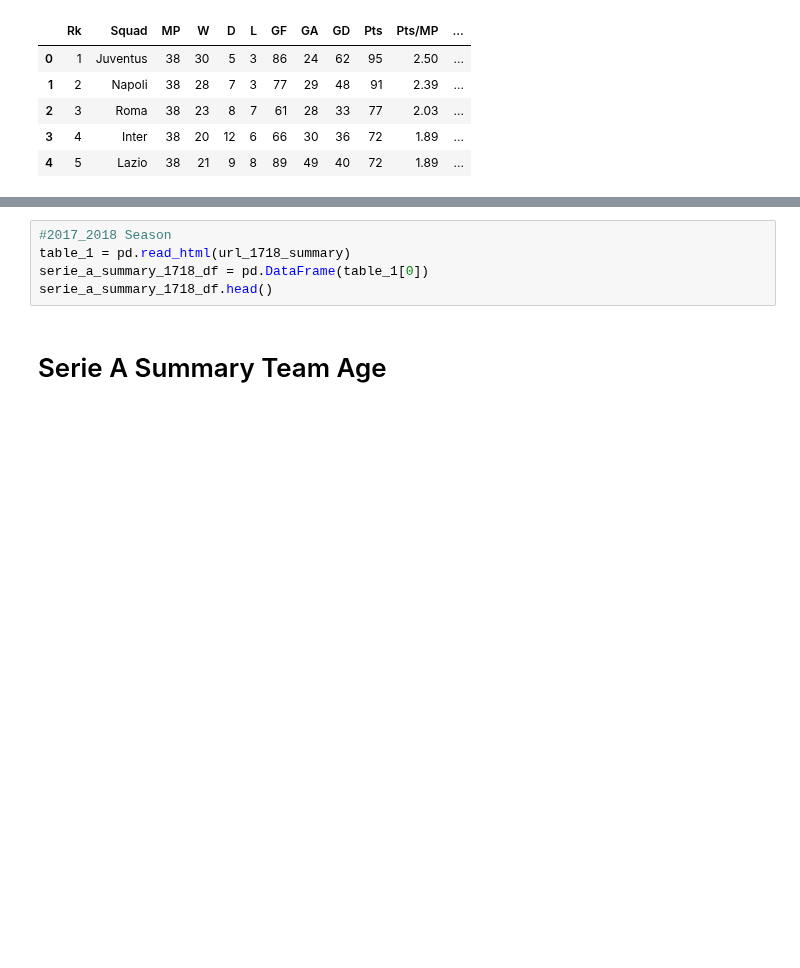
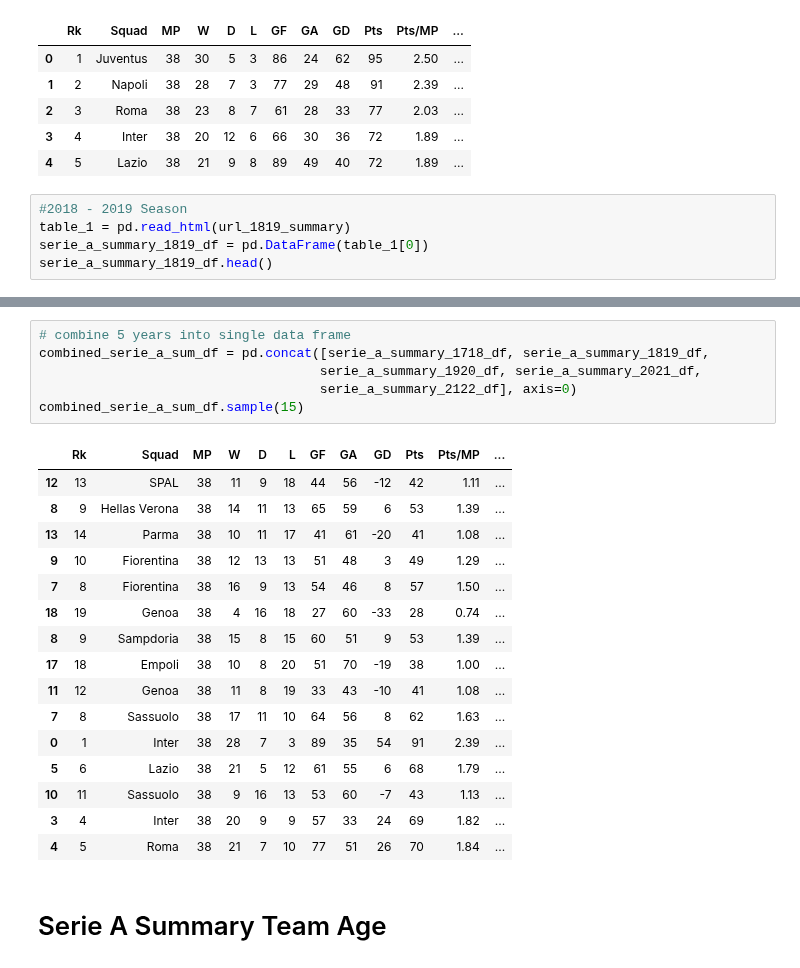
Before and after one commit to GurpreetChugh/Project-Football, a Jupyter notebook: Serie_A.ipynb, the cells around one changed output, grey strips where cells are left out. Saved outputs shown, nothing was run; the diff lists cells and outputs as text; blank space fills up the shorter version.

```diff
--- a/Serie_A.ipynb
+++ b/Serie_A.ipynb
@@ -26,3 +26,8 @@ serie_a_summary_1718_df.head()
 | 2 | 3 | Roma | 38 | 23 | 8 | 7 | 61 | 28 | 33 | 77 | 2.03 | ... |
 | 3 | 4 | Inter | 38 | 20 | 12 | 6 | 66 | 30 | 36 | 72 | 1.89 | ... |
 | 4 | 5 | Lazio | 38 | 21 | 9 | 8 | 89 | 49 | 40 | 72 | 1.89 | ... |
+# %%
+#2018 - 2019 Season
+table_1 = pd.read_html(url_1819_summary)
+serie_a_summary_1819_df = pd.DataFrame(table_1[0])
+serie_a_summary_1819_df.head()
@@ -44,8 +77,26 @@ serie_a_summary_2122_df.head()
-# %%
-#2017_2018 Season
-table_1 = pd.read_html(url_1718_summary)
-serie_a_summary_1718_df = pd.DataFrame(table_1[0])
-serie_a_summary_1718_df.head()
+# %%
+# combine 5 years into single data frame
+combined_serie_a_sum_df = pd.concat([serie_a_summary_1718_df, serie_a_summary_1819_df,
+                                    serie_a_summary_1920_df, serie_a_summary_2021_df,
+                                    serie_a_summary_2122_df], axis=0)
+combined_serie_a_sum_df.sample(15)
+# %% [output]
+|  | Rk | Squad | MP | W | D | L | GF | GA | GD | Pts | Pts/MP | ... |
+| 12 | 13 | SPAL | 38 | 11 | 9 | 18 | 44 | 56 | -12 | 42 | 1.11 | ... |
+| 8 | 9 | Hellas Verona | 38 | 14 | 11 | 13 | 65 | 59 | 6 | 53 | 1.39 | ... |
+| 13 | 14 | Parma | 38 | 10 | 11 | 17 | 41 | 61 | -20 | 41 | 1.08 | ... |
+| 9 | 10 | Fiorentina | 38 | 12 | 13 | 13 | 51 | 48 | 3 | 49 | 1.29 | ... |
+| 7 | 8 | Fiorentina | 38 | 16 | 9 | 13 | 54 | 46 | 8 | 57 | 1.50 | ... |
+| 18 | 19 | Genoa | 38 | 4 | 16 | 18 | 27 | 60 | -33 | 28 | 0.74 | ... |
+| 8 | 9 | Sampdoria | 38 | 15 | 8 | 15 | 60 | 51 | 9 | 53 | 1.39 | ... |
+| 17 | 18 | Empoli | 38 | 10 | 8 | 20 | 51 | 70 | -19 | 38 | 1.00 | ... |
+| 11 | 12 | Genoa | 38 | 11 | 8 | 19 | 33 | 43 | -10 | 41 | 1.08 | ... |
+| 7 | 8 | Sassuolo | 38 | 17 | 11 | 10 | 64 | 56 | 8 | 62 | 1.63 | ... |
+| 0 | 1 | Inter | 38 | 28 | 7 | 3 | 89 | 35 | 54 | 91 | 2.39 | ... |
+| 5 | 6 | Lazio | 38 | 21 | 5 | 12 | 61 | 55 | 6 | 68 | 1.79 | ... |
+| 10 | 11 | Sassuolo | 38 | 9 | 16 | 13 | 53 | 60 | -7 | 43 | 1.13 | ... |
+| 3 | 4 | Inter | 38 | 20 | 9 | 9 | 57 | 33 | 24 | 69 | 1.82 | ... |
+| 4 | 5 | Roma | 38 | 21 | 7 | 10 | 77 | 51 | 26 | 70 | 1.84 | ... |
 # %% [markdown]
 # Serie A Summary Team Age
 # %%
```
Also changed, not shown: parts of 18 cells of this notebook.
